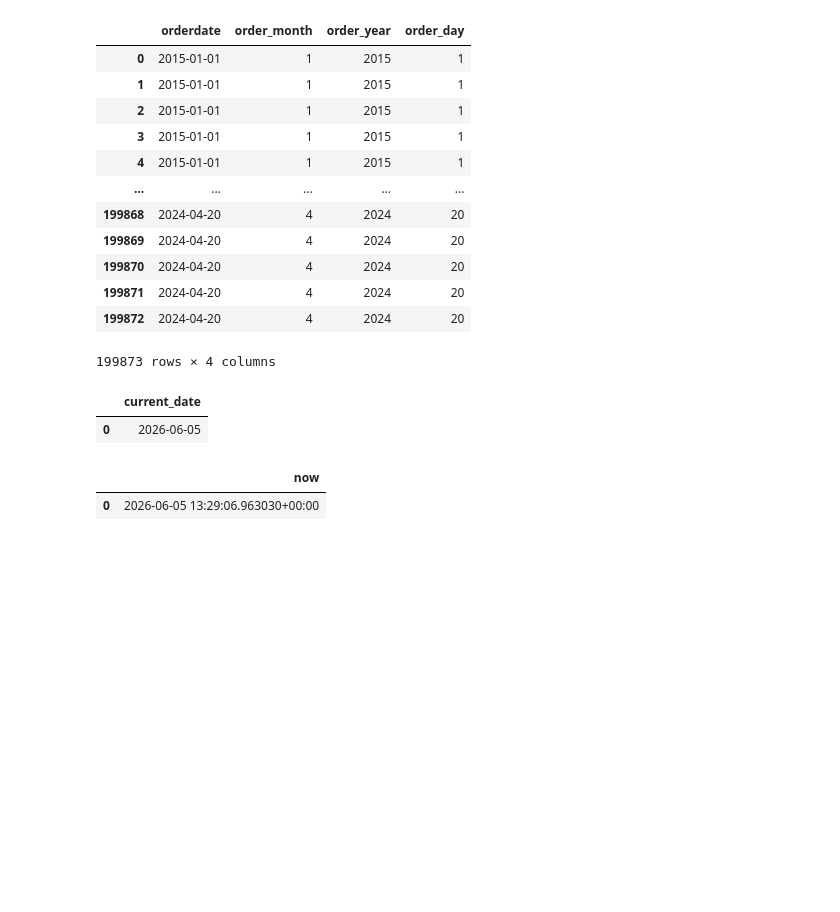
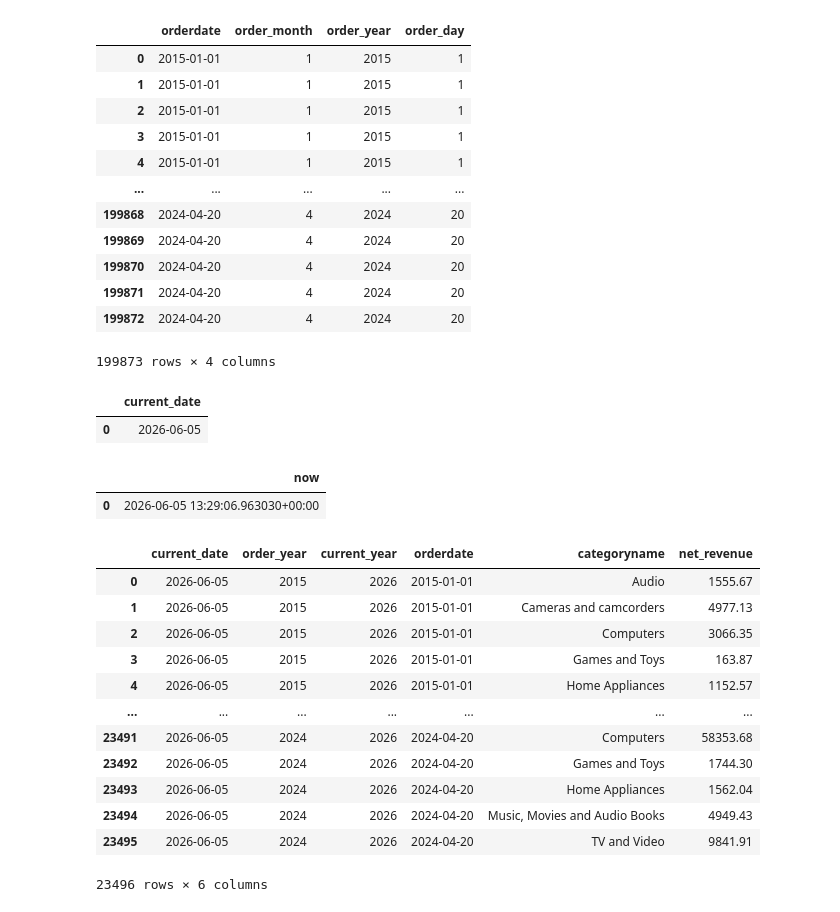
Before and after one commit to bonsoul/Data_Engineering101, a Jupyter notebook: DATE&TIME.ipynb, the cells around one changed output. Cells and saved outputs as stored; diff of their text form; code cells hidden in the pictures; blank space fills up the shorter version.

```diff
--- a/DATE&TIME.ipynb
+++ b/DATE&TIME.ipynb
@@ -201,3 +201,34 @@ SELECT NOW()
 # %% [output]
 |  | now |
 | 0 | 2026-06-05 13:29:06.963030+00:00 |
+# %%
+%%sql
+SELECT
+    CURRENT_DATE,
+    EXTRACT(year FROM orderdate) AS order_year,
+    EXTRACT(year FROM CURRENT_DATE) AS current_year,
+    s.orderdate,
+    p.categoryname,
+    SUM(s.quantity * s.netprice * s.exchangerate) AS net_revenue
+FROM sales s
+LEFT JOIN product p ON s.productkey = p.productkey
+GROUP BY
+    s.orderdate,
+    p.categoryname
+ORDER BY
+    s.orderdate,
+    p.categoryname;
+# %% [output]
+|  | current_date | order_year | current_year | orderdate | categoryname | net_revenue |
+| 0 | 2026-06-05 | 2015 | 2026 | 2015-01-01 | Audio | 1555.67 |
+| 1 | 2026-06-05 | 2015 | 2026 | 2015-01-01 | Cameras and camcorders | 4977.13 |
+| 2 | 2026-06-05 | 2015 | 2026 | 2015-01-01 | Computers | 3066.35 |
+| 3 | 2026-06-05 | 2015 | 2026 | 2015-01-01 | Games and Toys | 163.87 |
+| 4 | 2026-06-05 | 2015 | 2026 | 2015-01-01 | Home Appliances | 1152.57 |
+| ... | ... | ... | ... | ... | ... | ... |
+| 23491 | 2026-06-05 | 2024 | 2026 | 2024-04-20 | Computers | 58353.68 |
+| 23492 | 2026-06-05 | 2024 | 2026 | 2024-04-20 | Games and Toys | 1744.30 |
+| 23493 | 2026-06-05 | 2024 | 2026 | 2024-04-20 | Home Appliances | 1562.04 |
+| 23494 | 2026-06-05 | 2024 | 2026 | 2024-04-20 | Music, Movies and Audio Books | 4949.43 |
+| 23495 | 2026-06-05 | 2024 | 2026 | 2024-04-20 | TV and Video | 9841.91 |
+23496 rows × 6 columns
```
